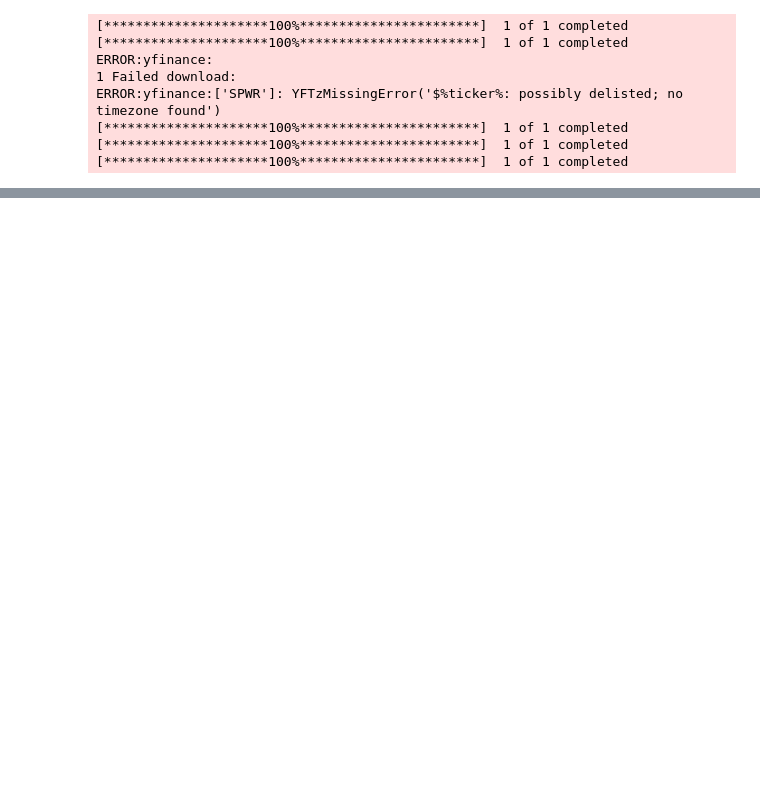
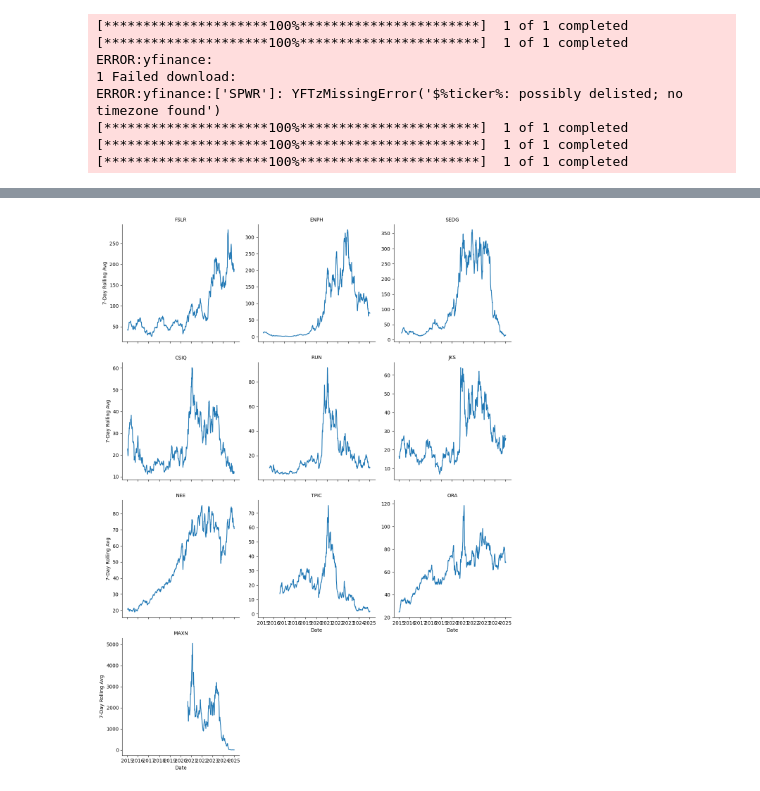
Before and after one commit to vaisenberg/Final_Project, a Jupyter notebook: Fetching_solar_Stock.ipynb, the cells around one changed output, grey strips where cells are left out. Cells and saved outputs as stored; diff of their text form; code cells hidden in the pictures; blank space fills up the shorter version.

```diff
--- a/Fetching_solar_Stock.ipynb
+++ b/Fetching_solar_Stock.ipynb
@@ -319,0 +192,11 @@ Cleaned dataset saved as 'cleaned_stock_data.csv'.
+# %%
+import seaborn as sns
+
+# Create separate plots for each company
+g = sns.FacetGrid(tidy_data, col="Company", col_wrap=3, height=4, sharey=False)
+g.map_dataframe(sns.lineplot, x="Date", y="7-Day Rolling Avg")
+g.set_titles("{col_name}")
+g.set_axis_labels("Date", "7-Day Rolling Avg")
+plt.show()
+# %% [output]
+[figure, added]
```
Also changed, not shown: parts of 21 cells of this notebook.
